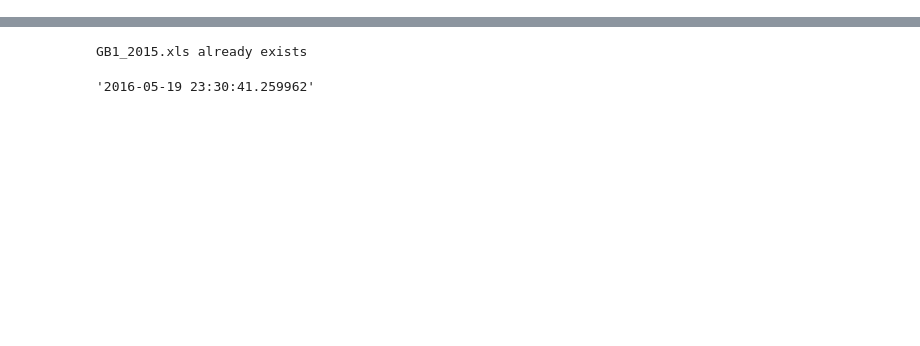
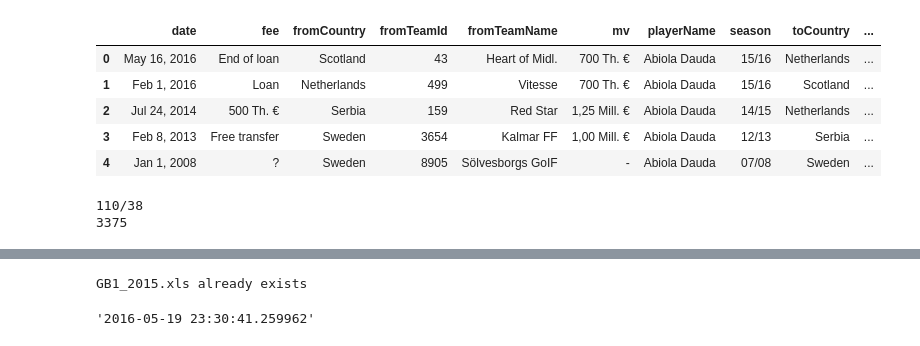
Before and after one commit to kebuhcah/soccer-history, a Jupyter notebook: notebooks/transfermarkt.ipynb, the cells around one changed output, grey strips where cells are left out. Saved outputs shown, nothing was run; the diff lists cells and outputs as text; code cells hidden in the pictures; blank space fills up the shorter version.

Commit message:
get national team info etc., refactor to reuse same soup

```diff
--- a/notebooks/transfermarkt.ipynb
+++ b/notebooks/transfermarkt.ipynb
@@ -26,6 +26,9 @@ def getUrlByPlayerId(id):
 def getUrlByAgentId(id):
     return urlprefix + 'beraterfirma/berater/' + str(id)
 
+def getBsByPlayerId(id):
+        return BeautifulSoup(urlopen(Request(getUrlByPlayerId(id), headers={'User-Agent': useragent})))
+
 def getClubsByLeagueId(id, season=2015):
     bs = BeautifulSoup(urlopen(Request(getUrlByLeagueId(id, season), headers={'User-Agent': useragent})))
     elements = bs.find(id='yw1').find_all("td",class_="hauptlink no-border-links hide-for-small hide-for-pad")
@@ -37,12 +40,13 @@ def getPlayersByClubId(id, season=2015):
     return [{'playerId': e.find("a", class_="spielprofil_tooltip")["id"],
              'name': e.getText()} for e in elements if e.find("a", class_="spielprofil_tooltip")]
 
-def getTransfersByPlayerId(id):
-    bs = BeautifulSoup(urlopen(Request(getUrlByPlayerId(id), headers={'User-Agent': useragent})))
+def getTransfersFromBs(bs):
     elements = bs.find(class_="transferhistorie").find_all("tr",class_="zeile-transfer")
     dicts = [{'seasonDate': "  ".join([td.getText() for td in e.findAll("td")[:2]]),
       'mv': e.find("td",class_="zelle-mw").getText(),
       'fee': e.find("td",class_="zelle-abloese").getText(),
+      'countries': dict(zip(['from','to'],([country.find("img").get("title")
+                                    for country in e.find_all("td", class_="no-border-rechts no-border-links flagge hide-for-small") if country.find("img")]))),
       'teams': dict(zip(['from','to'],([{'teamId': team.find("a")["id"], 'name': team.getText()}
                                     for team in e.find_all("td", class_="hauptlink no-border-links hide-for-small vereinsname")])))} for e in elements]
     return [{'season': d['seasonDate'].split("  ")[0],
@@ -51,10 +55,12 @@ def getTransfersByPlayerId(id):
        'fromTeamId': d['teams']['from']['teamId'],
        'fromTeamName': d['teams']['from']['name'].lstrip(),
        'toTeamId': d['teams']['to']['teamId'],
-       'toTeamName': d['teams']['to']['name'].lstrip()} for d in dicts]
+       'toTeamName': d['teams']['to']['name'].lstrip(),
+       'fromCountry': d['countries'].get('from'),
+       'toCountry': d['countries'].get('to'),
+        'playerName': bs.find("h1").getText()} for d in dicts]
 
-def getPlayerData(id):
-    bs = BeautifulSoup(urlopen(Request(getUrlByPlayerId(id), headers={'User-Agent': useragent})))
+def getPlayerDataFromBs(bs):
     elements = bs.find(class_="spielerdaten").find_all("tr")
     result1 = [{'key': e.find("th").getText().strip().rstrip(':'),'value': e.find("td").getText().strip(),
             'country': (e.find('img',class_="flaggenrahmen").get("title")) if e.find('img',class_="flaggenrahmen") else "",
@@ -69,6 +75,10 @@ def getPlayerData(id):
 
     result3["Display name"] = bs.find("h1").getText()
     print "now processing " + result3["Display name"].encode('utf-8')
+    if bs.find("div",class_="detailpositionen"):
+        result3["Detailed position"] = re.sub('\s+', ' ',bs.find("div",class_="detailpositionen").getText().strip())
+    if bs.find("span",itemprop="birthDate"):
+        result3["birthDate"] = re.sub('\s+', ' ',bs.find("span",itemprop="birthDate").getText().strip())
     result3["Date of birth"] = result3["Date of birth"].split("HREFs:")[0].strip()
     result3["Current club id"] = result3["Current club"].split("/verein/")[-1]
     result3["Current club"] = result3["Current club"].split("HREFs:")[0].strip()
@@ -99,5 +109,9 @@ def getPlayerData(id):
         if len([x for x in socialmedia if not x in ['twitter', 'facebook', 'instagram']]) > 0:
             result3['website']=socialmedia[[x for x in socialmedia if not x in ['twitter', 'facebook', 'instagram']][0]]
         del result3["Social media"]
+    nationalTeamLinks=[a for a in bs.find(class_="dataContent").findAll("a") if '/nationalmannschaft/' in a.get("href")]
+    if nationalTeamLinks:
+        result3['Intl caps/goals'] = '/'.join([a.getText() for a in nationalTeamLinks])
+        result3['National team id'] = nationalTeamLinks[0].get("href").split("/")[-1]
 
     return result3
@@ -161,0 +122,12 @@ players[players["filename"] == "L1_2003"]
+# %%
+bs = getBsByPlayerId(69651)
+# %%
+#getPlayerDataFromBs(bs)
+DataFrame(getTransfersFromBs(bs))
+# %% [output]
+|  | date | fee | fromCountry | fromTeamId | fromTeamName | mv | playerName | season | toCountry | ... |
+| 0 | May 16, 2016 | End of loan | Scotland | 43 | Heart of Midl. | 700 Th. € | Abiola Dauda | 15/16 | Netherlands | ... |
+| 1 | Feb 1, 2016 | Loan | Netherlands | 499 | Vitesse | 700 Th. € | Abiola Dauda | 15/16 | Scotland | ... |
+| 2 | Jul 24, 2014 | 500 Th. € | Serbia | 159 | Red Star | 1,25 Mill. € | Abiola Dauda | 14/15 | Netherlands | ... |
+| 3 | Feb 8, 2013 | Free transfer | Sweden | 3654 | Kalmar FF | 1,00 Mill. € | Abiola Dauda | 12/13 | Serbia | ... |
+| 4 | Jan 1, 2008 | ? | Sweden | 8905 | Sölvesborgs GoIF | - | Abiola Dauda | 07/08 | Sweden | ... |
@@ -161,0 +136,9 @@ players[players["filename"] == "L1_2003"]
+# %%
+nationalTeamLinks=[a for a in bs.find(class_="dataContent").findAll("a") if '/nationalmannschaft/' in a.get("href")]
+
+if nationalTeamLinks:
+    print '/'.join([a.getText() for a in nationalTeamLinks])
+    print nationalTeamLinks[0].get("href").split("/")[-1]
+# %% [output]
+110/38
+3375
```
Also changed, not shown: parts of 13 cells of this notebook, 1 other file.
